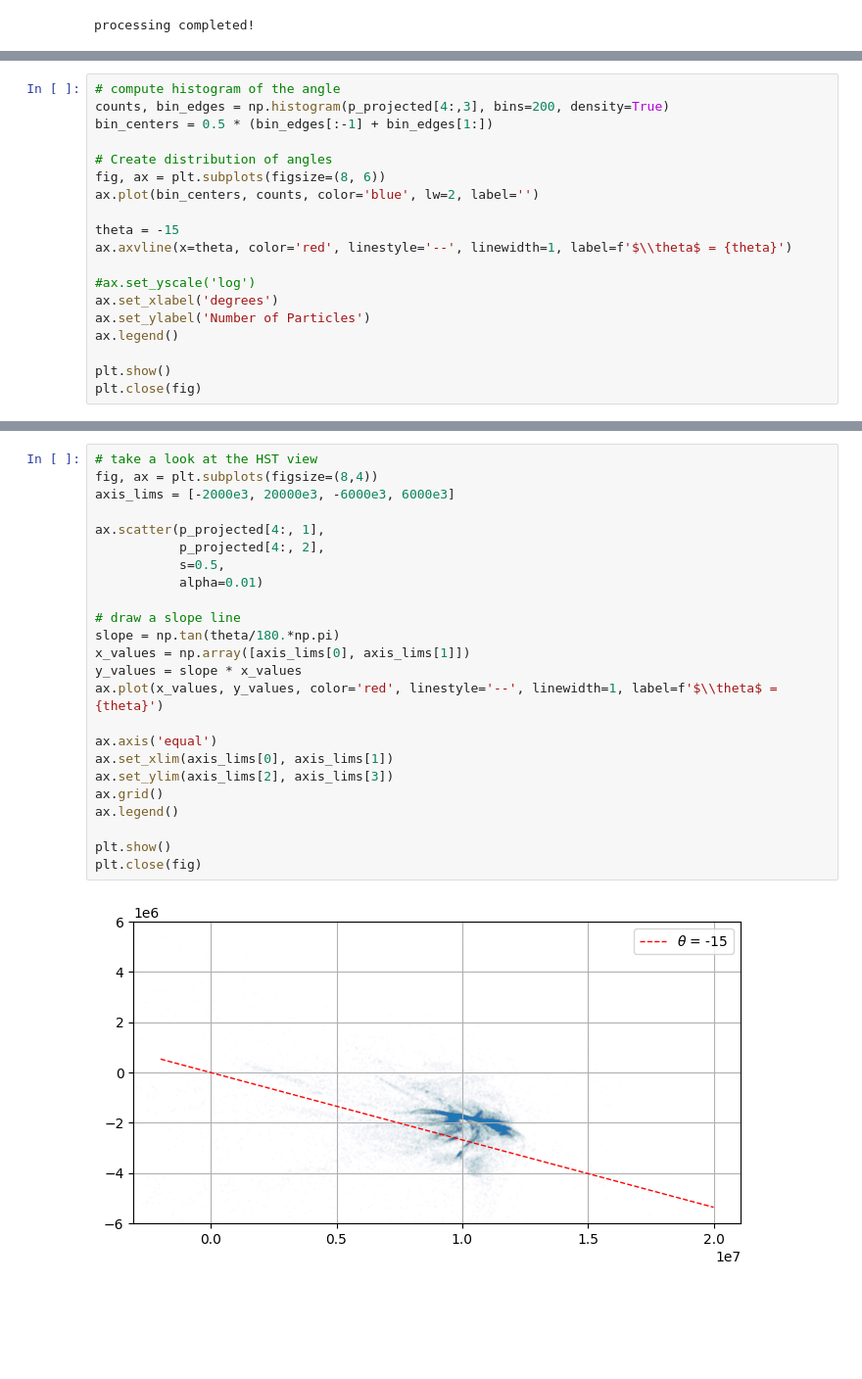
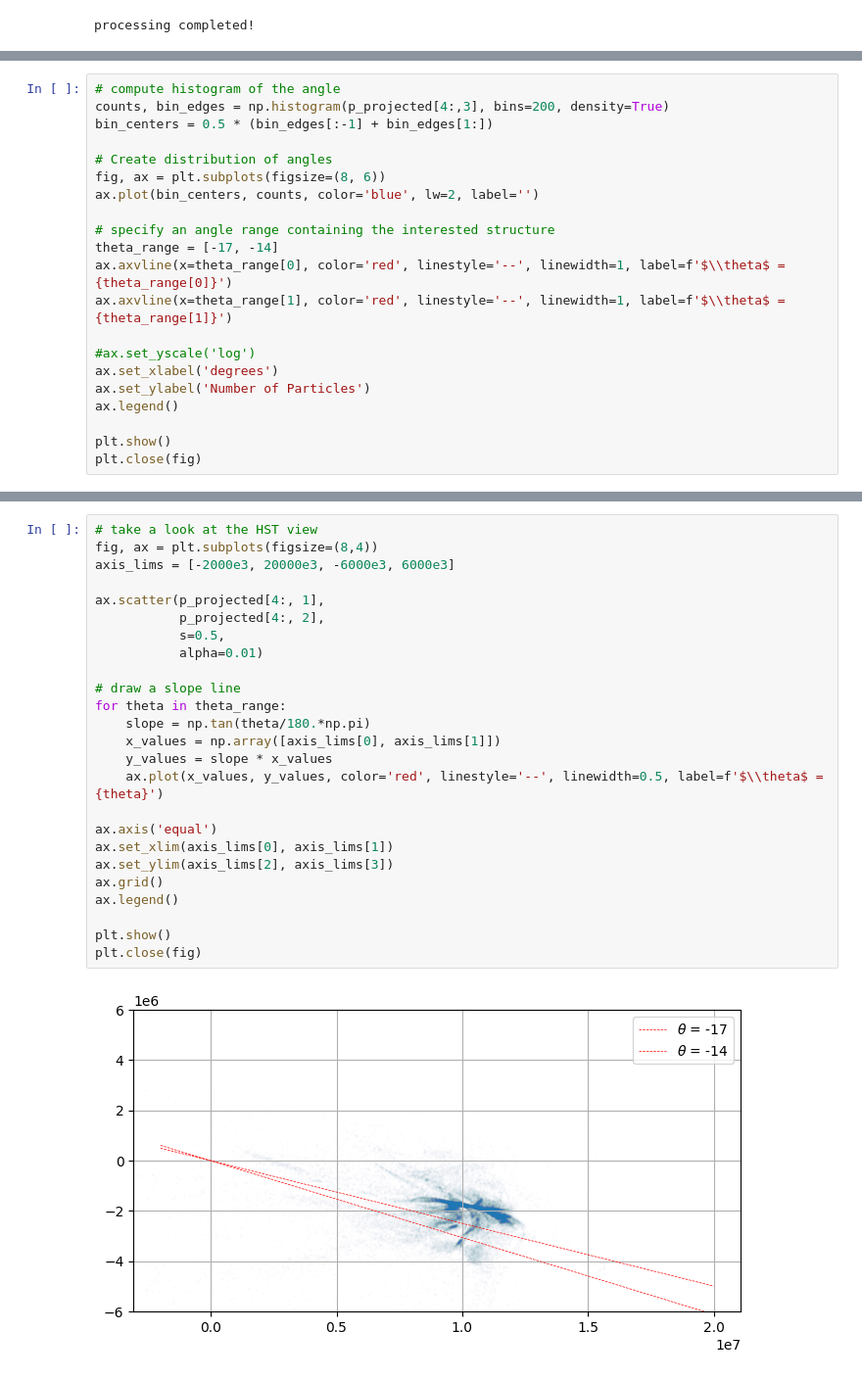
Before and after one commit to gitlinffff/rebound, a Jupyter notebook: analysis/small_structure.ipynb, the cells around one changed output, grey strips where cells are left out. Shown: that part at 98% size. Saved outputs shown, nothing was run; the diff lists cells and outputs as text; blank space fills up the shorter version.

```diff
--- a/analysis/small_structure.ipynb
+++ b/analysis/small_structure.ipynb
@@ -69,8 +68,10 @@ bin_centers = 0.5 * (bin_edges[:-1] + bin_edges[1:])
 fig, ax = plt.subplots(figsize=(8, 6))
 ax.plot(bin_centers, counts, color='blue', lw=2, label='')
 
-theta = -15
-ax.axvline(x=theta, color='red', linestyle='--', linewidth=1, label=f'$\\theta$ = {theta}')
+# specify an angle range containing the interested structure
+theta_range = [-17, -14]
+ax.axvline(x=theta_range[0], color='red', linestyle='--', linewidth=1, label=f'$\\theta$ = {theta_range[0]}')
+ax.axvline(x=theta_range[1], color='red', linestyle='--', linewidth=1, label=f'$\\theta$ = {theta_range[1]}')
 
 #ax.set_yscale('log')
 ax.set_xlabel('degrees')
@@ -84,26 +85,27 @@ plt.close(fig)
 # %%
 # take a look at the HST view
 fig, ax = plt.subplots(figsize=(8,4))
 axis_lims = [-2000e3, 20000e3, -6000e3, 6000e3]
 
 ax.scatter(p_projected[4:, 1],
            p_projected[4:, 2],
            s=0.5,
            alpha=0.01)
 
 # draw a slope line
-slope = np.tan(theta/180.*np.pi)
-x_values = np.array([axis_lims[0], axis_lims[1]])
-y_values = slope * x_values
-ax.plot(x_values, y_values, color='red', linestyle='--', linewidth=1, label=f'$\\theta$ = {theta}')
+for theta in theta_range:
+    slope = np.tan(theta/180.*np.pi)
+    x_values = np.array([axis_lims[0], axis_lims[1]])
+    y_values = slope * x_values
+    ax.plot(x_values, y_values, color='red', linestyle='--', linewidth=0.5, label=f'$\\theta$ = {theta}')
 
 ax.axis('equal')
 ax.set_xlim(axis_lims[0], axis_lims[1])
 ax.set_ylim(axis_lims[2], axis_lims[3])
 ax.grid()
 ax.legend()
 
 plt.show()
 plt.close(fig)
 # %% [output]
-[figure, old version]
+[figure, new version]
```
Also changed, not shown: parts of 4 cells of this notebook, 4 other files.
